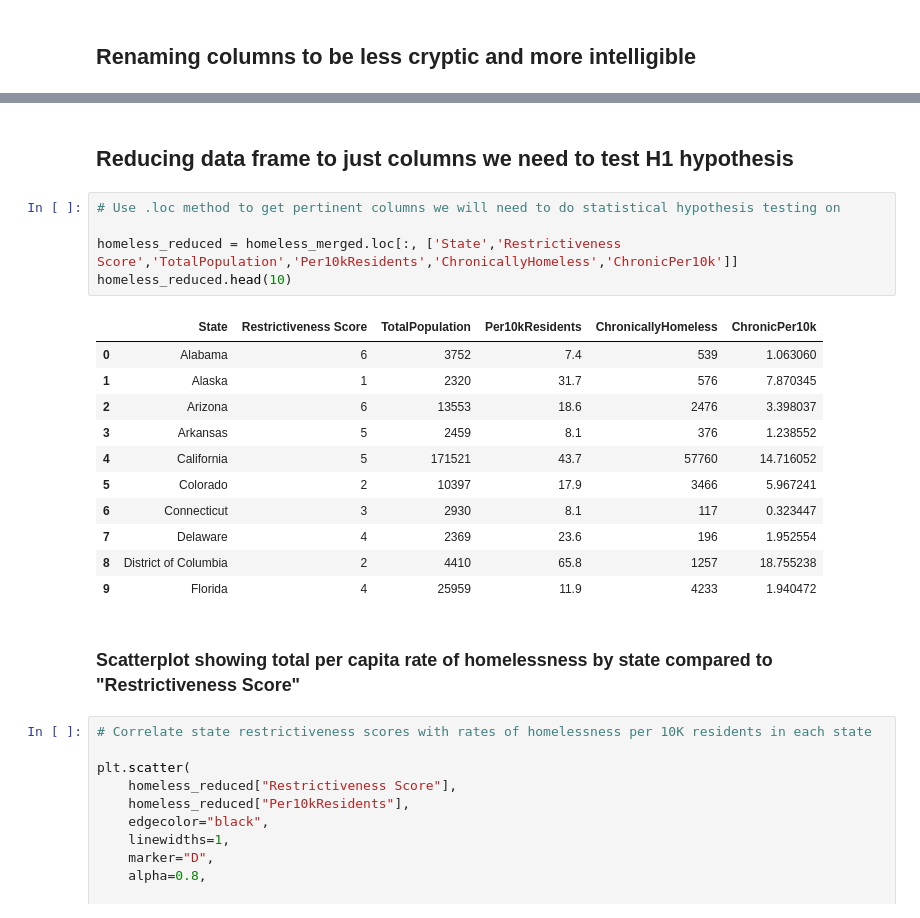
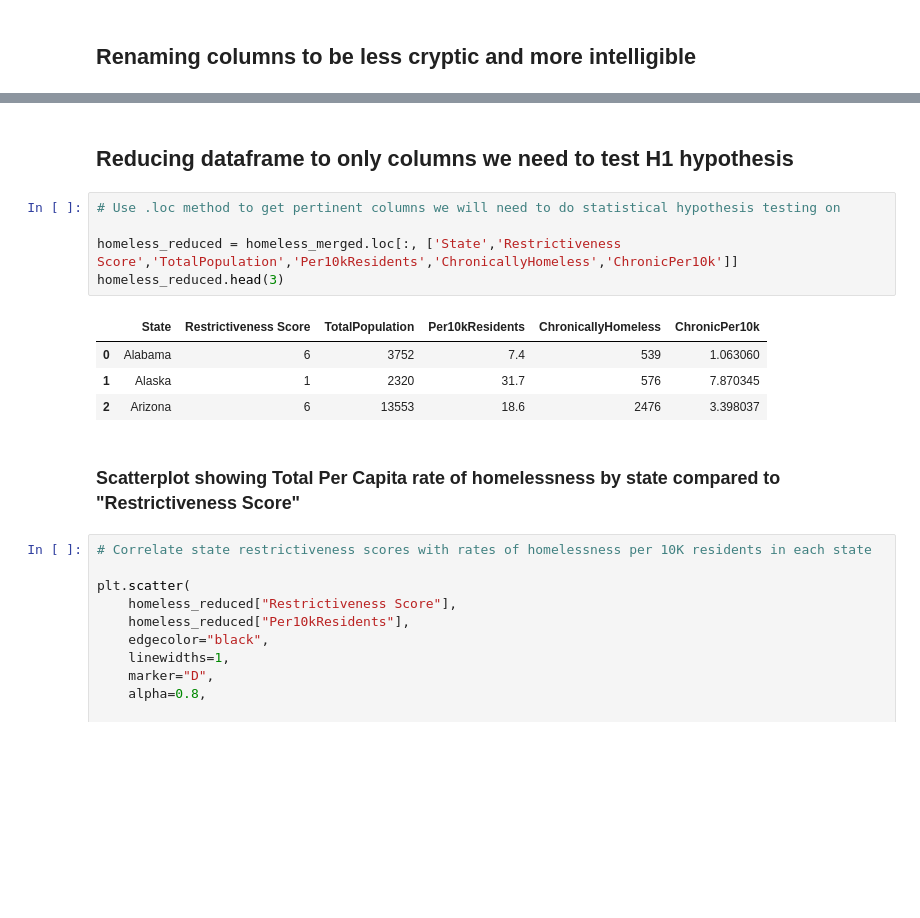
Before and after one commit to JamieKawaguchi/Homelessness-Group-Project, a Jupyter notebook: Homeless_Laws_Stats.ipynb, the cells around one changed output, grey strips where cells are left out. Saved outputs shown, nothing was run; the diff lists cells and outputs as text; blank space fills up the shorter version.

```diff
--- a/Homeless_Laws_Stats.ipynb
+++ b/Homeless_Laws_Stats.ipynb
@@ -86,24 +66,17 @@ homeless_merged.head()
 # %% [markdown]
-## Reducing data frame to just columns we need to test H1 hypothesis
+## Reducing dataframe to only columns we need to test H1 hypothesis
 # %%
 # Use .loc method to get pertinent columns we will need to do statistical hypothesis testing on
 
 homeless_reduced = homeless_merged.loc[:, ['State','Restrictiveness Score','TotalPopulation','Per10kResidents','ChronicallyHomeless','ChronicPer10k']]
-homeless_reduced.head(10)
+homeless_reduced.head(3)
 # %% [output]
 |  | State | Restrictiveness Score | TotalPopulation | Per10kResidents | ChronicallyHomeless | ChronicPer10k |
 | 0 | Alabama | 6 | 3752 | 7.4 | 539 | 1.063060 |
 | 1 | Alaska | 1 | 2320 | 31.7 | 576 | 7.870345 |
 | 2 | Arizona | 6 | 13553 | 18.6 | 2476 | 3.398037 |
-| 3 | Arkansas | 5 | 2459 | 8.1 | 376 | 1.238552 |
-| 4 | California | 5 | 171521 | 43.7 | 57760 | 14.716052 |
-| 5 | Colorado | 2 | 10397 | 17.9 | 3466 | 5.967241 |
-| 6 | Connecticut | 3 | 2930 | 8.1 | 117 | 0.323447 |
-| 7 | Delaware | 4 | 2369 | 23.6 | 196 | 1.952554 |
-| 8 | District of Columbia | 2 | 4410 | 65.8 | 1257 | 18.755238 |
-| 9 | Florida | 4 | 25959 | 11.9 | 4233 | 1.940472 |
 # %% [markdown]
-### Scatterplot showing total per capita rate of homelessness by state compared to "Restrictiveness Score"
+### Scatterplot showing Total Per Capita rate of homelessness by state compared to "Restrictiveness Score"
 # %%
 # Correlate state restrictiveness scores with rates of homelessness per 10K residents in each state
 
```
Also changed, not shown: parts of 11 cells of this notebook, 4 other files.
